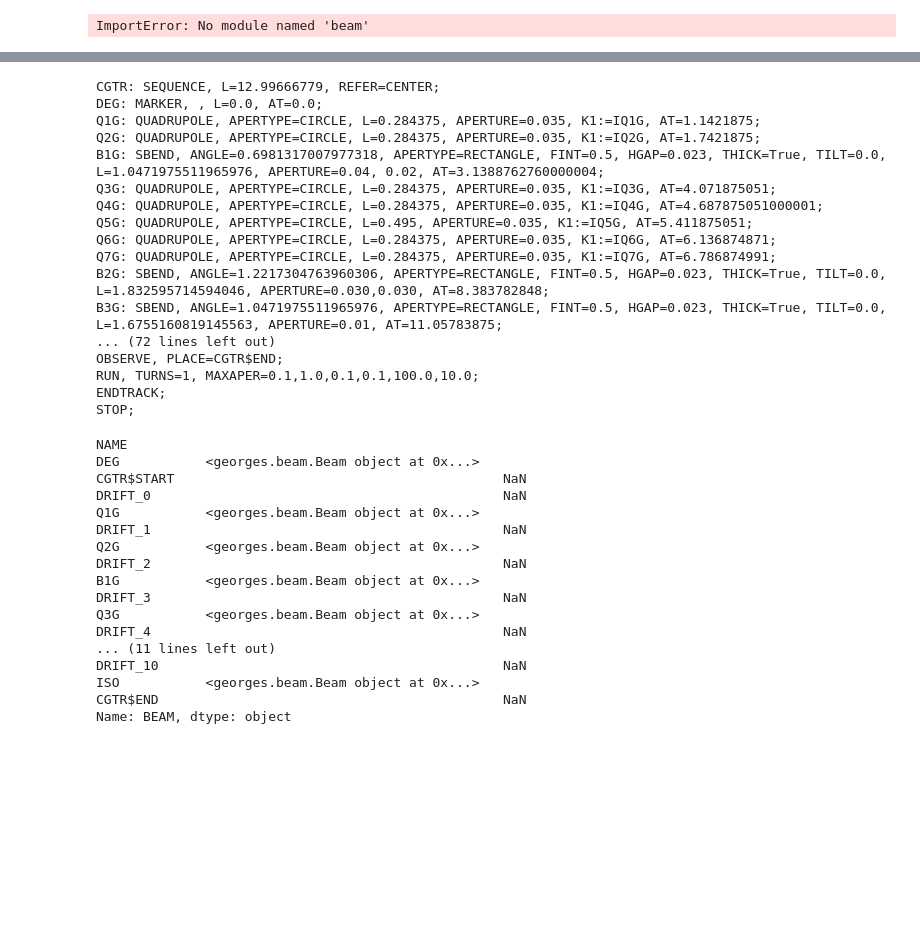
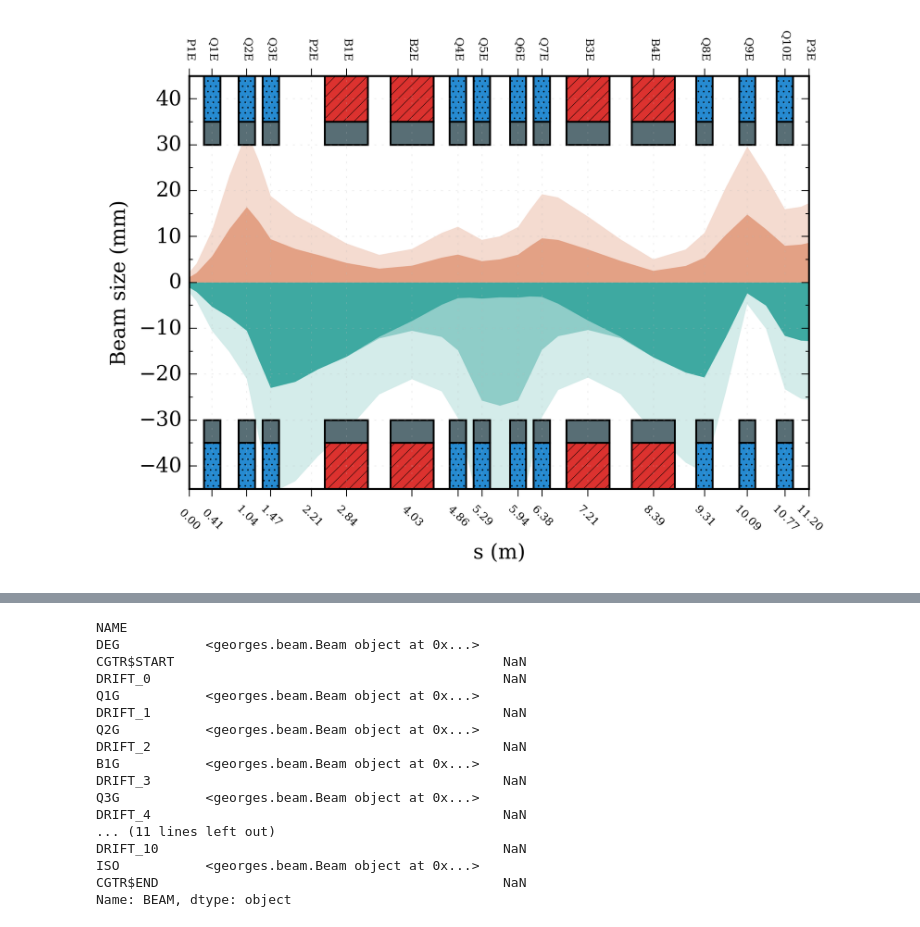
Before and after one commit to ULB-Metronu/georges, a Jupyter notebook: examples/Example Georges.ipynb, the cells around one changed output, grey strips where cells are left out. Saved outputs shown, nothing was run; the diff lists cells and outputs as text; code cells hidden in the pictures; blank space fills up the shorter version.

```diff
--- a/examples/Example Georges.ipynb
+++ b/examples/Example Georges.ipynb
@@ -1,7 +1,9 @@
 # %%
 %matplotlib inline
+import sys
+import os
+sys.path.append("/Users/chernals/cernbox/Work/packages")
+sys.path.append("/Users/chernals/cernbox/Work/packages/georges")
 import matplotlib.pyplot as plt
 import georges
-PATH = "/Users/chernals/Dropbox/IBA/Work/IBA-Optics"
+PATH = "/Users/chernals/Dropbox/IBA/Work/IBA-Optics/beamlines"
-# %% [output]
-ImportError: No module named 'beam'
@@ -10,3 +10,44 @@ bl = Beamline('ess')
+# %%
+brho = georges.physics.momentum_to_brho(georges.physics.energy_to_momentum(177.5))
+context = {
+    'PARTICLE': 'PROTON',
+    'PC': georges.physics.energy_to_momentum(177.5),
+    'BETAX'   : 0.0846155,
+    'BETAY'   : 0.0846155,
+    'ALPHAX': 0.0,
+    'ALPHAY': 0.0,
+    'DELTAP': 0.0,
+    'DPP': 0.5e-2,
+    'IQ1E': 2.741/10/brho/0.0325*0.297/0.295,
+    'IQ2E': -5.745/10/brho/0.0325*0.297/0.295,
+    'IQ3E': 4.079/10/brho/0.0325*0.297/0.295,
+    'IQ47E': -3.062/10/brho/0.0325,
+    'IQ56E': 2.66/10/brho/0.0325,
+    'IQ8E': 3.5484/10/brho/0.0325,
+    'IQ9E': -4.0276/10/brho/0.0325,
+    'IQ10E': 4.0352/10/brho/0.0325,
+    'MOMENTUM_SLITS_OPENING' : 1.015,
+    'DIVERGENCE_SLITS_OPENING_X' : 1.015,
+    'DIVERGENCE_SLITS_OPENING_Y' : 1.015,
+    'N_TRACKING': 5000,
+    'EMITX': 14.3e-6,
+    'EMITY': 14.3e-6,
+}
+m = georges.madx.Madx(madx='/usr/local/bin/madx', path=PATH, context=context)
+bl = georges.Beamline('ess', path=PATH, prefix='generic', elements='elements')
+bl_twiss= georges.madx.twiss(line=bl, madx=m)
+
+from georges.plotting import *
+with plt.style.context('word'):
+    fig = plt.figure(1)
+
+    ax1 = fig.add_subplot(111)
+    prepare(ax1, bl)
+    aperture(ax1, bl)
+    twiss(ax1, bl_twiss, context)
+    #track(ax1, bl, context)
+# %% [output]
+[figure, added]
 # %%
 b = Beam(energy=200).from_5d_multigaussian_distribution(20,
                                                XRMS=0.01,
@@ -65,26 +99,6 @@ bl.line
 # %%
 bl.twiss
 bl.track;
-# %%
-bl.print_madx_input
-# %% [output]
-CGTR: SEQUENCE, L=12.99666779, REFER=CENTER;
-DEG: MARKER, , L=0.0, AT=0.0;
-Q1G: QUADRUPOLE, APERTYPE=CIRCLE, L=0.284375, APERTURE=0.035, K1:=IQ1G, AT=1.1421875;
-Q2G: QUADRUPOLE, APERTYPE=CIRCLE, L=0.284375, APERTURE=0.035, K1:=IQ2G, AT=1.7421875;
-B1G: SBEND, ANGLE=0.6981317007977318, APERTYPE=RECTANGLE, FINT=0.5, HGAP=0.023, THICK=True, TILT=0.0, L=1.0471975511965976, APERTURE=0.04, 0.02, AT=3.1388762760000004;
-Q3G: QUADRUPOLE, APERTYPE=CIRCLE, L=0.284375, APERTURE=0.035, K1:=IQ3G, AT=4.071875051;
-Q4G: QUADRUPOLE, APERTYPE=CIRCLE, L=0.284375, APERTURE=0.035, K1:=IQ4G, AT=4.687875051000001;
-Q5G: QUADRUPOLE, APERTYPE=CIRCLE, L=0.495, APERTURE=0.035, K1:=IQ5G, AT=5.411875051;
-Q6G: QUADRUPOLE, APERTYPE=CIRCLE, L=0.284375, APERTURE=0.035, K1:=IQ6G, AT=6.136874871;
-Q7G: QUADRUPOLE, APERTYPE=CIRCLE, L=0.284375, APERTURE=0.035, K1:=IQ7G, AT=6.786874991;
-B2G: SBEND, ANGLE=1.2217304763960306, APERTYPE=RECTANGLE, FINT=0.5, HGAP=0.023, THICK=True, TILT=0.0, L=1.832595714594046, APERTURE=0.030,0.030, AT=8.383782848;
-B3G: SBEND, ANGLE=1.0471975511965976, APERTYPE=RECTANGLE, FINT=0.5, HGAP=0.023, THICK=True, TILT=0.0, L=1.6755160819145563, APERTURE=0.01, AT=11.05783875;
-... (72 lines left out)
-OBSERVE, PLACE=CGTR$END;
-RUN, TURNS=1, MAXAPER=0.1,1.0,0.1,0.1,100.0,10.0;
-ENDTRACK;
-STOP;
 # %%
 with plt.style.context('word'):
     fig = plt.figure(1)
```
Also changed, not shown: parts of 2 cells of this notebook, 8 other files.
